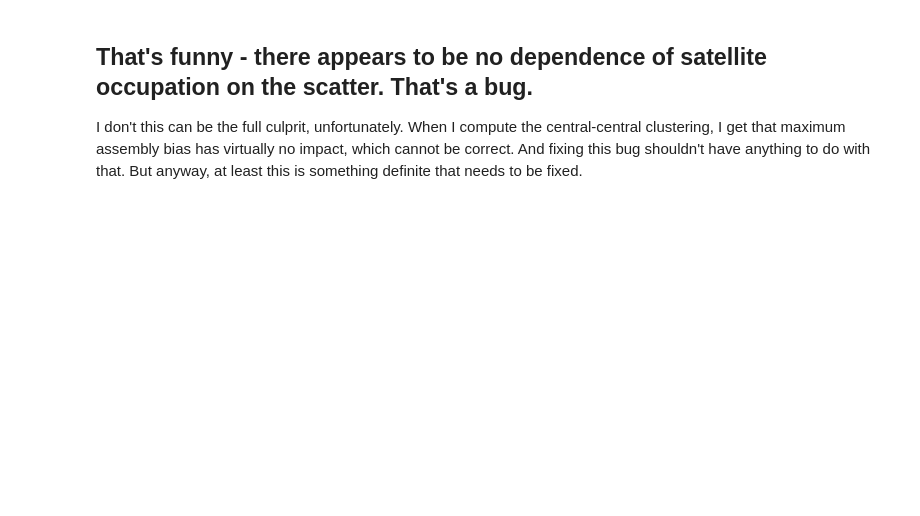
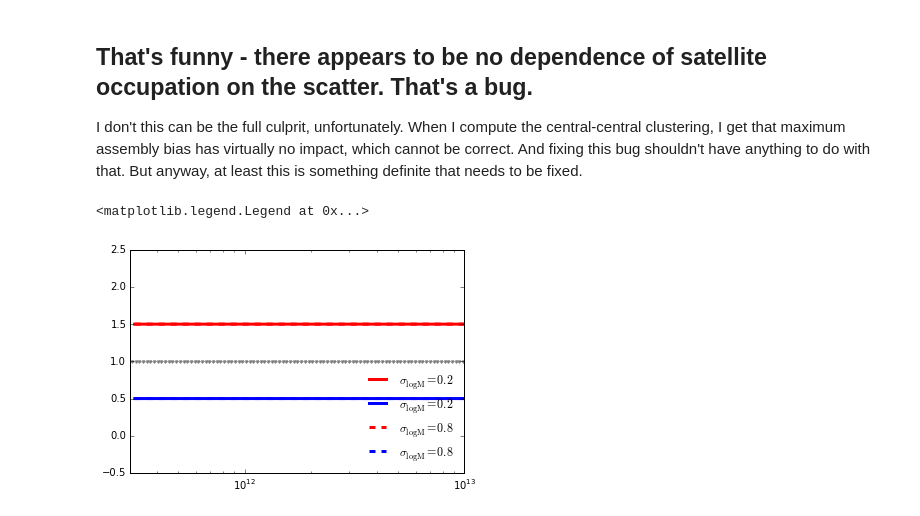
Before and after one commit to astropy/halotools, a Jupyter notebook: test_meanocc_scatter.ipynb, the cells around one changed output. Saved outputs shown, nothing was run; the diff lists cells and outputs as text; code cells hidden in the pictures; blank space fills up the shorter version.

```diff
--- a/test_meanocc_scatter.ipynb
+++ b/test_meanocc_scatter.ipynb
@@ -130,3 +129,28 @@ plt.xlim(xmin=1e11, xmax=1e14)
 ## That's funny - there appears to be no dependence of satellite occupation on the scatter. That's a bug.
 
 I don't this can be the full culprit, unfortunately. When I compute the central-central clustering, I get that maximum assembly bias has virtually no impact, which cannot be correct. And fixing this bug shouldn't have anything to do with that. But anyway, at least this is something definite that needs to be fixed.
+# %%
+highz_ratio_20 = highz_nsat_assembias20/highz_nsat_baseline20
+lowz_ratio_20 = lowz_nsat_assembias20/lowz_nsat_baseline20
+highz_ratio_80 = highz_nsat_assembias80/highz_nsat_baseline80
+lowz_ratio_80 = lowz_nsat_assembias80/lowz_nsat_baseline80
+
+plt.plot(highz_halos['halo_mvir'], highz_ratio_20, '-', color='r', linewidth=3,
+         label = r'$\sigma_{\rm logM} = 0.2$')
+plt.plot(lowz_halos['halo_mvir'], lowz_ratio_20, '-', color='b', linewidth=3,
+         label = r'$\sigma_{\rm logM} = 0.2$')
+
+plt.plot(highz_halos['halo_mvir'], highz_ratio_80, '--', color='r', linewidth=3,
+         label = r'$\sigma_{\rm logM} = 0.8$')
+plt.plot(lowz_halos['halo_mvir'], lowz_ratio_80, '--', color='b', linewidth=3,
+         label = r'$\sigma_{\rm logM} = 0.8$')
+
+plt.xscale('log')
+plt.ylim(ymin = -0.5, ymax=2.5)
+plt.xlim(xmin=3e11, xmax=1e13)
+
+plt.plot(np.logspace(10, 15, 300), np.ones(300), '.', color='gray')
+plt.legend(frameon=False, loc=4, fontsize=12)
+# %% [output]
+<matplotlib.legend.Legend at 0x...>
+[figure, added]
```
Also changed, not shown: parts of 8 cells of this notebook.
